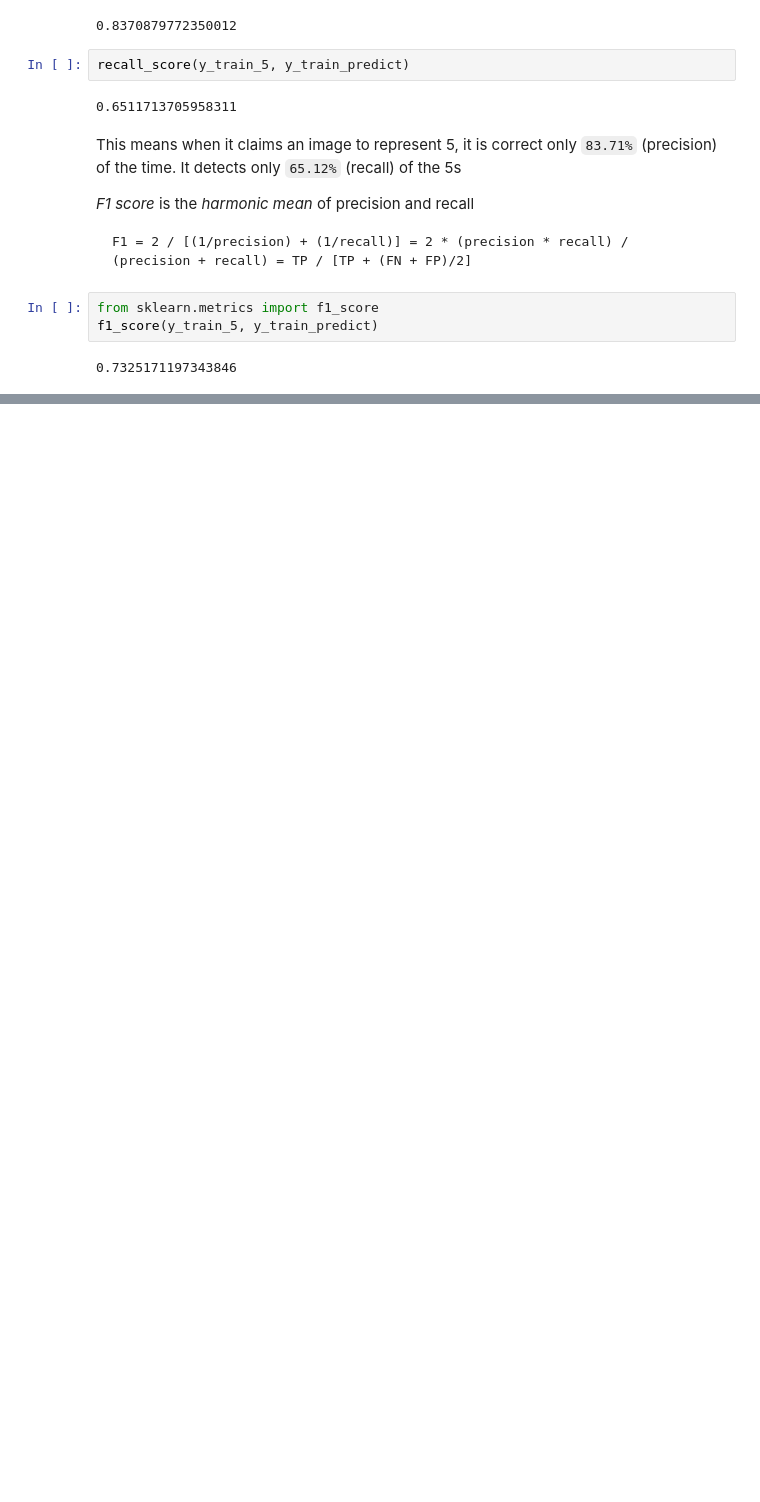
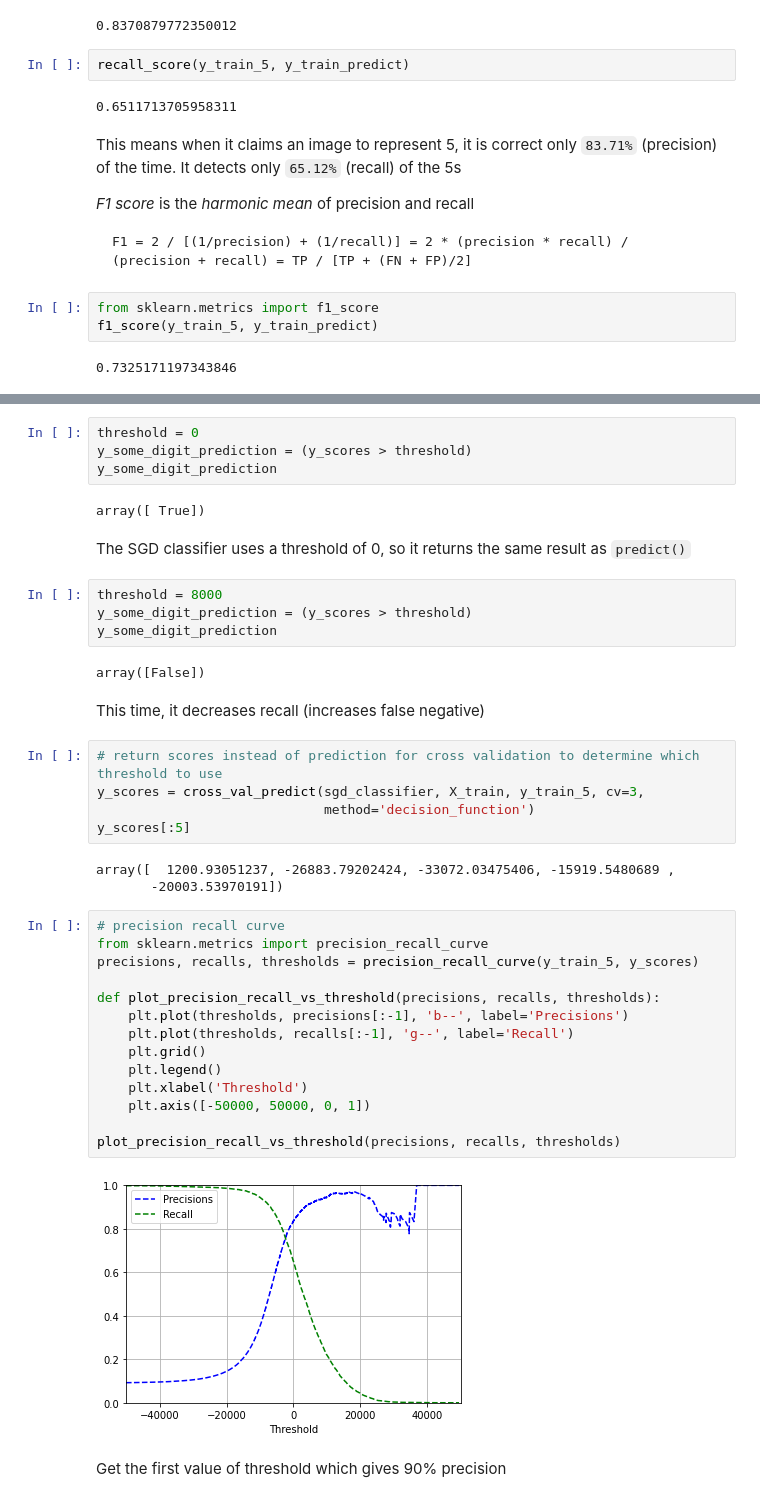
Before and after one commit to abhattacherjee/classification_mnist_digits, a Jupyter notebook: classification_mnist_digits.ipynb, the cells around one changed output, grey strips where cells are left out. Saved outputs shown, nothing was run; the diff lists cells and outputs as text; blank space fills up the shorter version.

Commit message:
Add precision-recall curve to determine threshold for classification

```diff
--- a/classification_mnist_digits.ipynb
+++ b/classification_mnist_digits.ipynb
@@ -167,0 +176,42 @@ f1_score(y_train_5, y_train_predict)
+# %%
+threshold = 0
+y_some_digit_prediction = (y_scores > threshold)
+y_some_digit_prediction
+# %% [output]
+array([ True])
+# %% [markdown]
+The SGD classifier uses a threshold of 0, so it returns the same result as `predict()`
+# %%
+threshold = 8000
+y_some_digit_prediction = (y_scores > threshold)
+y_some_digit_prediction
+# %% [output]
+array([False])
+# %% [markdown]
+This time, it decreases recall (increases false negative)
+# %%
+# return scores instead of prediction for cross validation to determine which threshold to use
+y_scores = cross_val_predict(sgd_classifier, X_train, y_train_5, cv=3,
+                             method='decision_function')
+y_scores[:5]
+# %% [output]
+array([  1200.93051237, -26883.79202424, -33072.03475406, -15919.5480689 ,
+       -20003.53970191])
+# %%
+# precision recall curve
+from sklearn.metrics import precision_recall_curve
+precisions, recalls, thresholds = precision_recall_curve(y_train_5, y_scores)
+
+def plot_precision_recall_vs_threshold(precisions, recalls, thresholds):
+    plt.plot(thresholds, precisions[:-1], 'b--', label='Precisions')
+    plt.plot(thresholds, recalls[:-1], 'g--', label='Recall')
+    plt.grid()
+    plt.legend()
+    plt.xlabel('Threshold')
+    plt.axis([-50000, 50000, 0, 1])
+
+plot_precision_recall_vs_threshold(precisions, recalls, thresholds)
+# %% [output]
+[figure, added]
+# %% [markdown]
+Get the first value of threshold which gives 90% precision
```
Also changed, not shown: parts of 7 cells of this notebook.
